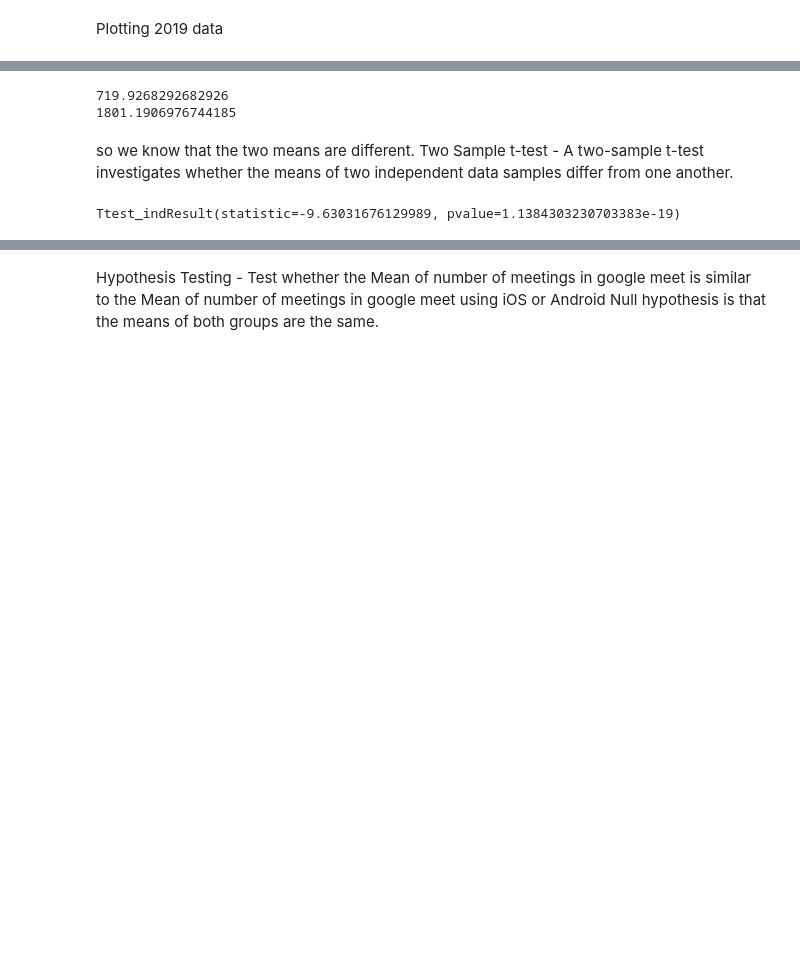
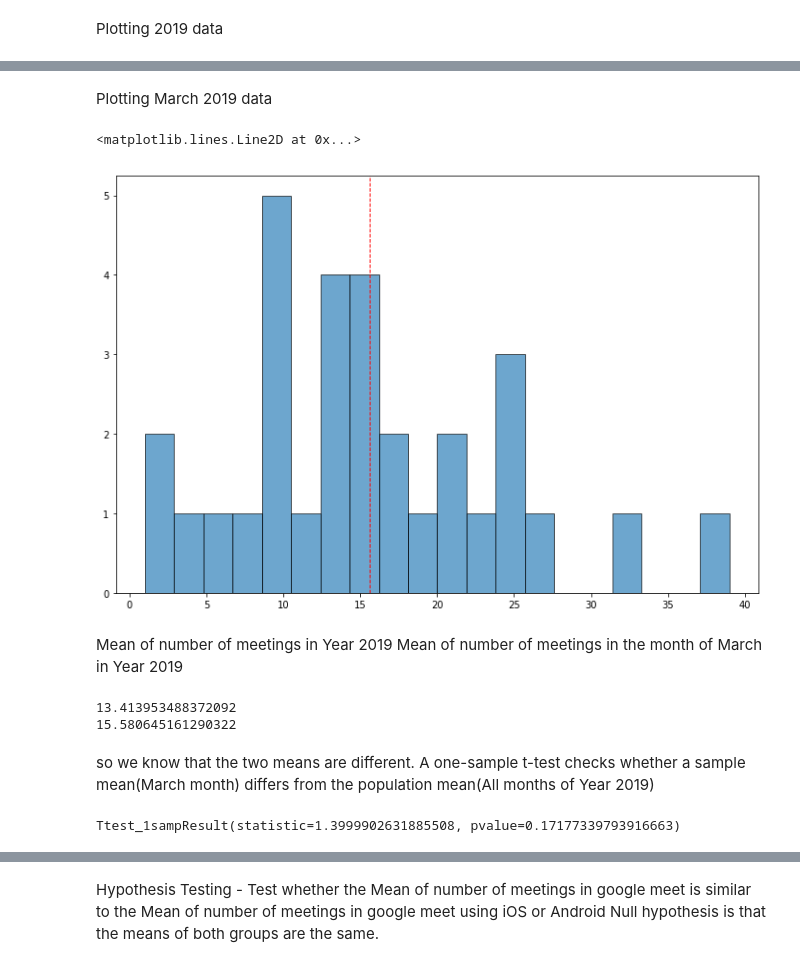
Before and after one commit to UNCG-CSE/G_Suite_Metrics, a Jupyter notebook: src/Anusha/Hypothesis Testing/Hypothesis testing_GoogleMeet_num_meetings.ipynb, the cells around one changed output, grey strips where cells are left out. Cells and saved outputs as stored; diff of their text form; code cells hidden in the pictures; blank space fills up the shorter version.

```diff
--- a/src/Anusha/Hypothesis testing_GoogleMeet_TotalCallMinutes.ipynb
+++ b/src/Anusha/Hypothesis Testing/Hypothesis testing_GoogleMeet_num_meetings.ipynb
@@ -41,16 +64,27 @@ Difference of Mean of total call minutes for years 2018 and 2019
+# %% [markdown]
+Plotting March 2019 data
+# %%
+plt.figure(figsize=(12,8))
+plt.hist(num_meetings_march, bins=20, edgecolor='k', alpha=0.65)
+plt.axvline(num_meetings_march.mean(), color='r', linestyle='dashed', linewidth=1)
+# %% [output]
+<matplotlib.lines.Line2D at 0x...>
+[figure, added]
+# %% [markdown]
+Mean of number of meetings in Year 2019
+Mean of number of meetings in the month of March in Year 2019
 # %%
-print(totalcallmin_2018.mean())
-print(totalcallmin_2019.mean())
+print(num_meetings_2019.mean())
+print(num_meetings_march.mean())
 # %% [output]
-719.9268292682926
-1801.1906976744185
+13.413953488372092
+15.580645161290322
 # %% [markdown]
 so we know that the two means are different.
-Two Sample t-test - A two-sample t-test investigates whether the means of two independent data samples differ from one another.
+A one-sample t-test checks whether a sample mean(March month) differs from the population mean(All months of Year 2019)
-# %%
-stats.ttest_ind(a= totalcallmin_2018,
-                b= totalcallmin_2019,
-                equal_var=False)
-# %% [output]
-Ttest_indResult(statistic=-9.63031676129989, pvalue=1.1384303230703383e-19)
+# %%
+stats.ttest_1samp(a= num_meetings_march,               # March month data
+                 popmean= num_meetings_2019.mean())  # Pop mean
+# %% [output]
+Ttest_1sampResult(statistic=1.3999902631885508, pvalue=0.17177339793916663)
 # %% [markdown]
```
Also changed, not shown: parts of 11 cells of this notebook, 1 other file.
